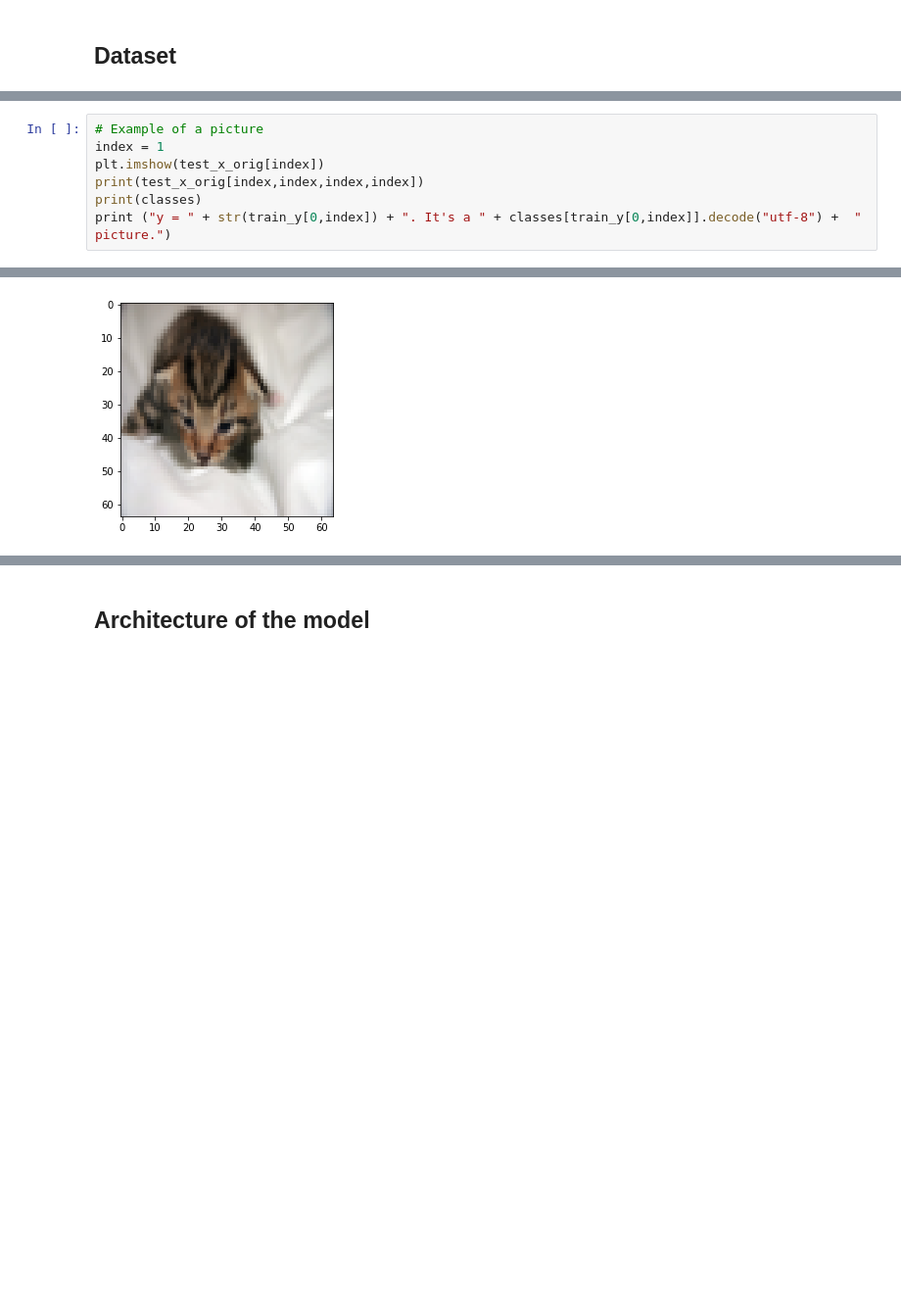
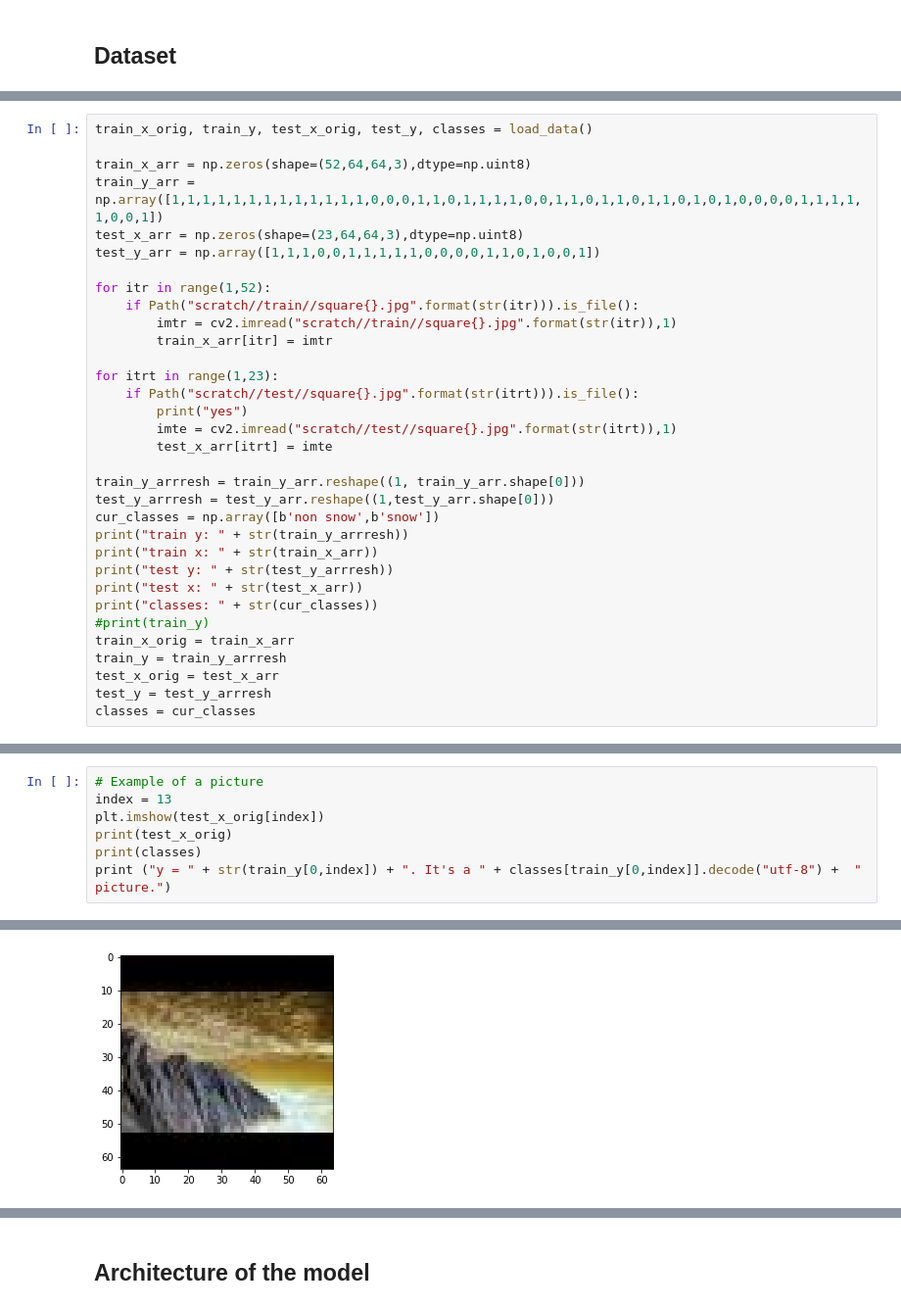
Before and after one commit to akhmal22/finalsscdnn, a Jupyter notebook: DNNApplication.ipynb, the cells around one changed output, grey strips where cells are left out. Shown at 98% size. Drawn from its saved outputs; the diff is of its cells as text; blank space fills up the shorter version.

Commit message:
test dataset preps

```diff
--- a/DNNApplication.ipynb
+++ b/DNNApplication.ipynb
@@ -76,0 +57,33 @@ print(train_y_arr)
+# %%
+train_x_orig, train_y, test_x_orig, test_y, classes = load_data()
+
+train_x_arr = np.zeros(shape=(52,64,64,3),dtype=np.uint8)
+train_y_arr = np.array([1,1,1,1,1,1,1,1,1,1,1,1,1,0,0,0,1,1,0,1,1,1,1,0,0,1,1,0,1,1,0,1,1,0,1,0,1,0,0,0,0,1,1,1,1,1,0,0,1])
+test_x_arr = np.zeros(shape=(23,64,64,3),dtype=np.uint8)
+test_y_arr = np.array([1,1,1,0,0,1,1,1,1,1,0,0,0,0,1,1,0,1,0,0,1])
+
+for itr in range(1,52):
+    if Path("scratch//train//square{}.jpg".format(str(itr))).is_file():
+        imtr = cv2.imread("scratch//train//square{}.jpg".format(str(itr)),1)
+        train_x_arr[itr] = imtr
+
+for itrt in range(1,23):
+    if Path("scratch//test//square{}.jpg".format(str(itrt))).is_file():
+        print("yes")
+        imte = cv2.imread("scratch//test//square{}.jpg".format(str(itrt)),1)
+        test_x_arr[itrt] = imte
+
+train_y_arrresh = train_y_arr.reshape((1, train_y_arr.shape[0]))
+test_y_arrresh = test_y_arr.reshape((1,test_y_arr.shape[0]))
+cur_classes = np.array([b'non snow',b'snow'])
+print("train y: " + str(train_y_arrresh))
+print("train x: " + str(train_x_arr))
+print("test y: " + str(test_y_arrresh))
+print("test x: " + str(test_x_arr))
+print("classes: " + str(cur_classes))
+#print(train_y)
+train_x_orig = train_x_arr
+train_y = train_y_arrresh
+test_x_orig = test_x_arr
+test_y = test_y_arrresh
+classes = cur_classes
@@ -77,8 +108,8 @@ print(train_y_arr)
 # %%
 # Example of a picture
-index = 1
+index = 13
 plt.imshow(test_x_orig[index])
-print(test_x_orig[index,index,index,index])
+print(test_x_orig)
 print(classes)
 print ("y = " + str(train_y[0,index]) + ". It's a " + classes[train_y[0,index]].decode("utf-8") +  " picture.")
 # %% [output]
@@ -88,4 +133,4 @@ y = 0. It's a non-cat picture.
-[figure, old version]
+[figure, new version]
 # %%
 # Explore your dataset
 m_train = train_x_orig.shape[0]
```
Also changed, not shown: parts of 6 cells of this notebook, 22 other files.
